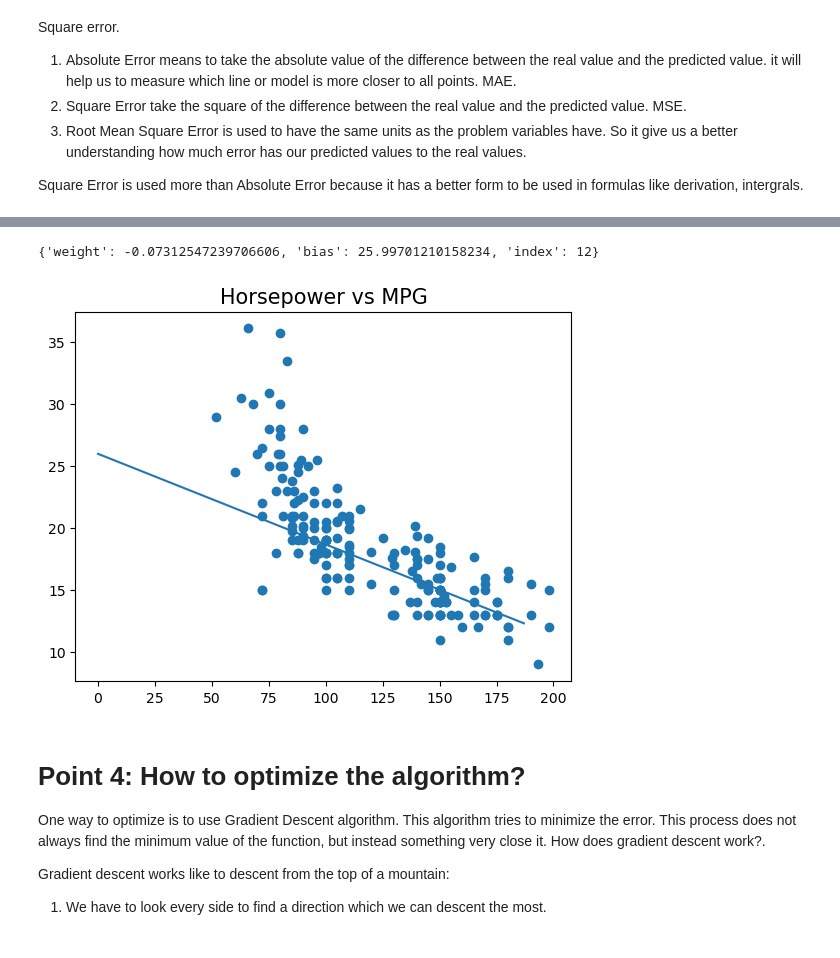
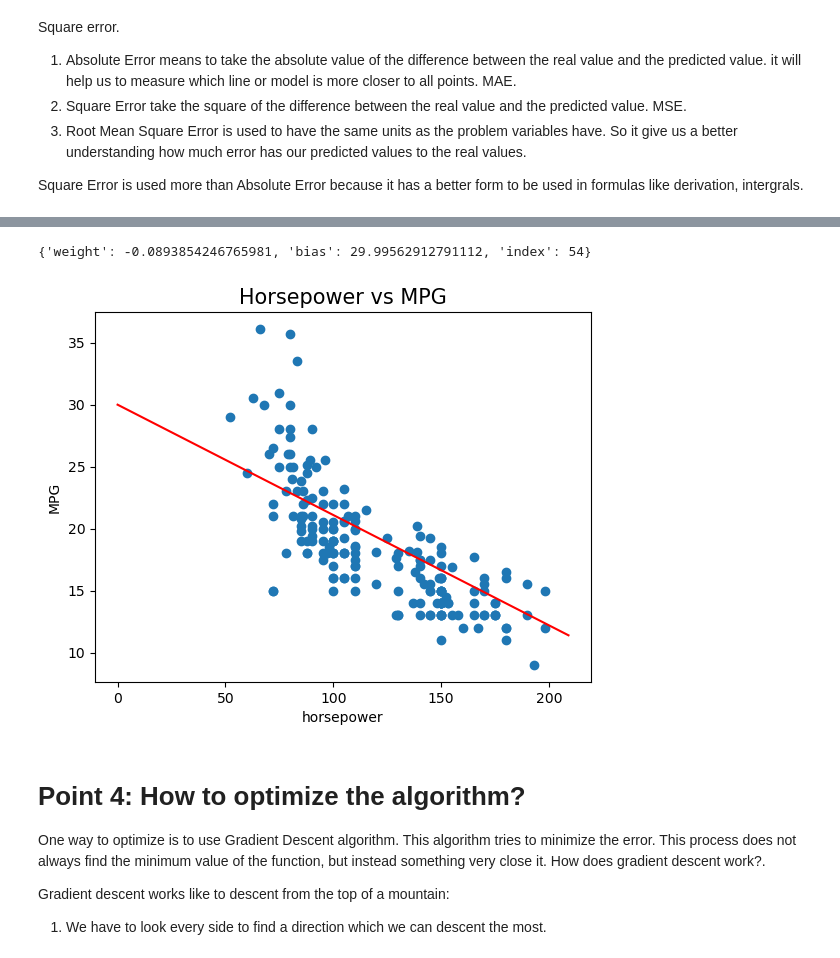
Before and after one commit to yonkeenn/LinearRegression, a Jupyter notebook: Model&Evaluate.ipynb, the cells around one changed output, grey strips where cells are left out. Saved outputs shown, nothing was run; the diff lists cells and outputs as text; code cells hidden in the pictures.

```diff
--- a/Model&Evaluate.ipynb
+++ b/Model&Evaluate.ipynb
@@ -574,10 +398,0 @@ np.sqrt(np.sum((model_lr_grad[1]['weight']*df_line_train['horsepower'] + model_l
-# %%
-plt.scatter(df_line_train['horsepower'], df_line_train['mpg'])
-x = [float(i) for i in range(len(model_lr_grad))]
-#for w in range(0,len(model_lr)):
-#for w in range(204,205):
-for w in np.random.randint(0,len(df_line_train), 6):
-    y_pred = [model_lr_grad[w]['weight']*i + model_lr_grad[w]['bias'] for i in x]
-    plt.plot(x, y_pred)
-plt.title('Horsepower' + ' vs ' + 'MPG', fontsize = 15)
-plt.show()
@@ -619,26 +433,0 @@ array([16, 40, 30])
-# %%
-# Measure Error during Epochs:
-error_MAE_grad = []
-error_RMSE_grad = []
-epochs = len(df_line_train)
-epoch = [epoch for epoch in range(epochs)]
-for w in range(len(model_lr_grad)):
-    weight = model_lr_grad[w]['weight']
-    bias = model_lr_grad[w]['bias']
-
-    x = df_line_train['horsepower']
-    y = df_line_train['mpg']
-
-    y_pred = weight*x + bias
-
-    MAE = np.sum(np.abs(y - y_pred))/len(df_line_train['mpg'])
-    RMSE = np.sqrt(np.sum((y - y_pred)**2)/len(df_line_train['mpg']))
-
-    error_MAE_grad.append(MAE)
-    error_RMSE_grad.append(RMSE)
-#plt.plot(epoch, error_MAE)
-plt.plot(epoch, error_RMSE_grad)
-plt.title('Epoch' + ' vs ' + 'Error_RMSE', fontsize = 15)
-plt.xlabel('RMSE')
-plt.ylabel('Epoch')
-plt.show()
@@ -647,20 +434,22 @@ plt.show()
 # %%
-model_lr_grad[25]
+model_sgd_lr[25]
 # %% [output]
-{'weight': -0.07312547239706606, 'bias': 25.99701210158234, 'index': 12}
+{'weight': -0.0893854246765981, 'bias': 29.99562912791112, 'index': 54}
 # %%
 # Here the best parameter which best fit data:
 plt.scatter(df_line_train['horsepower'], df_line_train['mpg'])
-x = [float(i) for i in range(len(model_lr))]
+x = [float(i) for i in range(210)]
 #for w in range(0,len(model_lr)):
 for w in range(183, 184):
 #for w in np.random.randint(0,len(df_line_train), 6):
-    y_pred = [25.99 -0.0731*i for i in x]
-    plt.plot(x, y_pred)
+    y_pred = [29.99 -0.089*i for i in x]
+    plt.plot(x, y_pred, color = 'red')
 plt.title('Horsepower' + ' vs ' + 'MPG', fontsize = 15)
+plt.xlabel('horsepower')
+plt.ylabel('MPG')
 plt.show()
 # %% [output]
-[figure, old version]
+[figure, new version]
 # %% [markdown]
 # Point 4: How to optimize the algorithm?
 
```
Also changed, not shown: parts of 35 cells of this notebook, 1 other file.
